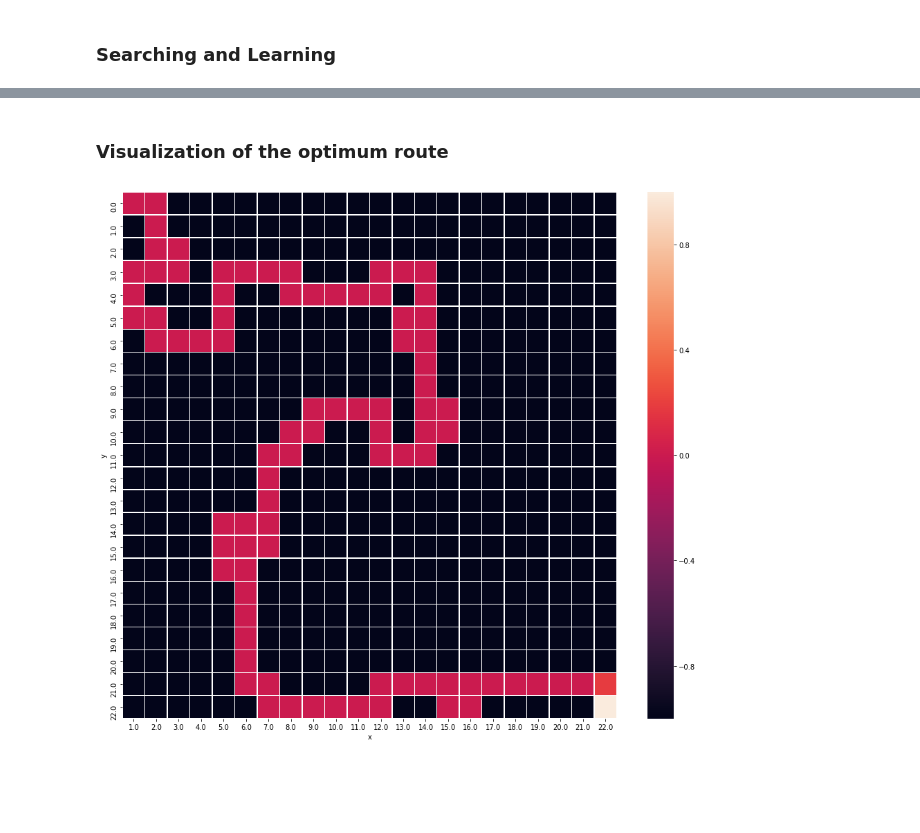
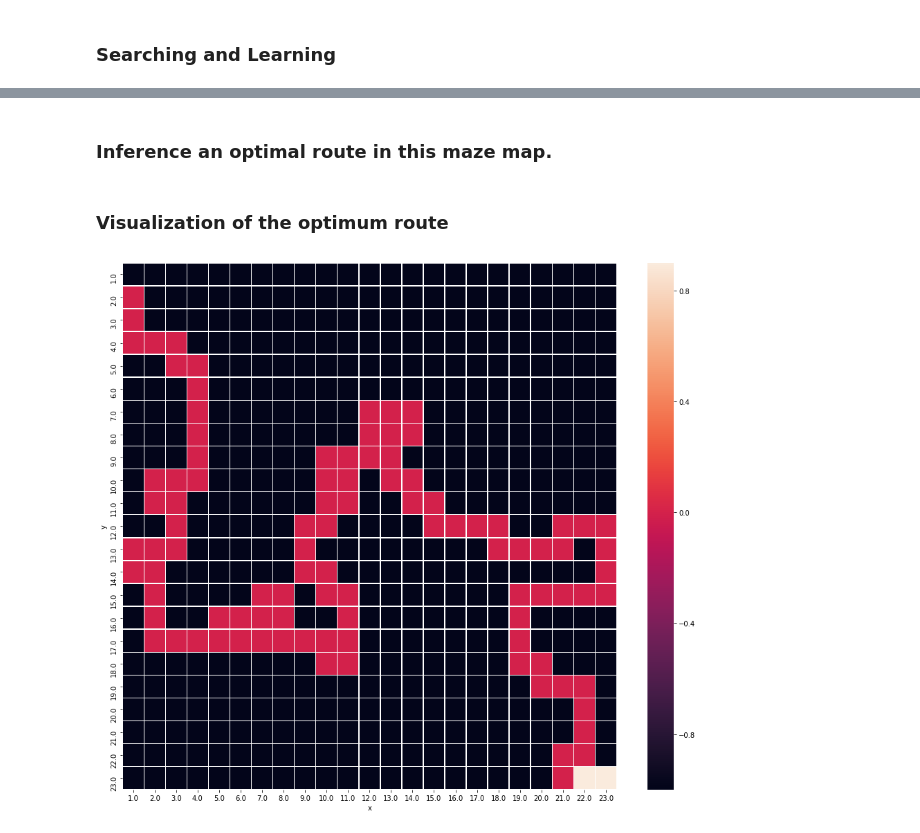
Before and after one commit to accel-brain/accel-brain-code, a Jupyter notebook: Reinforcement-Learning/search_maze_by_q_learning.ipynb, the cells around one changed output, grey strips where cells are left out. Saved outputs shown, nothing was run; the diff lists cells and outputs as text; code cells hidden in the pictures; blank space fills up the shorter version.

```diff
--- a/Reinforcement-Learning/search_maze_by_q_learning.ipynb
+++ b/Reinforcement-Learning/search_maze_by_q_learning.ipynb
@@ -135,0 +336,19 @@ result_df = pd.DataFrame(np.array(inferenced_result_list), columns=["x", "y", "q
+# %%
+# Instantiation.
+maze_q_learning = iPyMazeGreedyQLearning()
+# Set the parameters.
+maze_q_learning.epsilon_greedy_rate = greedy_rate
+maze_q_learning.alpha_value = alpha_value
+maze_q_learning.gamma_value = gamma_value
+
+# Setup.
+maze_q_learning.initialize(
+    map_arr=featured_map_arr,
+    start_point_label=start_point_label,
+    end_point_label=end_point_label,
+    wall_label=wall_label,
+    agent_label=agent_label
+)
+# %%
+# Learning.
+maze_q_learning.learn(state_key=(1, 1), limit=10000)
@@ -136,11 +372,19 @@ result_df = pd.DataFrame(np.array(inferenced_result_list), columns=["x", "y", "q
+# %% [markdown]
+### Inference an optimal route in this maze map.
+# %%
+# Inference an optimal route in this maze map by Q-values.
+inferenced_result_list = maze_q_learning.inference(limit=1000)
+# %%
+# Re-format.
+featured_result_df = pd.DataFrame(np.array(inferenced_result_list), columns=["x", "y", "q_value"])
 # %% [markdown]
 ### Visualization of the optimum route
 # %%
 fig = plt.figure(figsize=(16, 14))
 sns.heatmap(
-    result_df.drop_duplicates(["x", "y"]).pivot(columns="x", index="y", values="q_value").fillna(-1),
+    featured_result_df.drop_duplicates(["x", "y"]).pivot(columns="x", index="y", values="q_value").fillna(-1),
     linewidths=.5
 )
 plt.show();plt.close()
 # %% [output]
-[figure, old version]
+[figure, new version]
```
Also changed, not shown: parts of 28 cells of this notebook.
